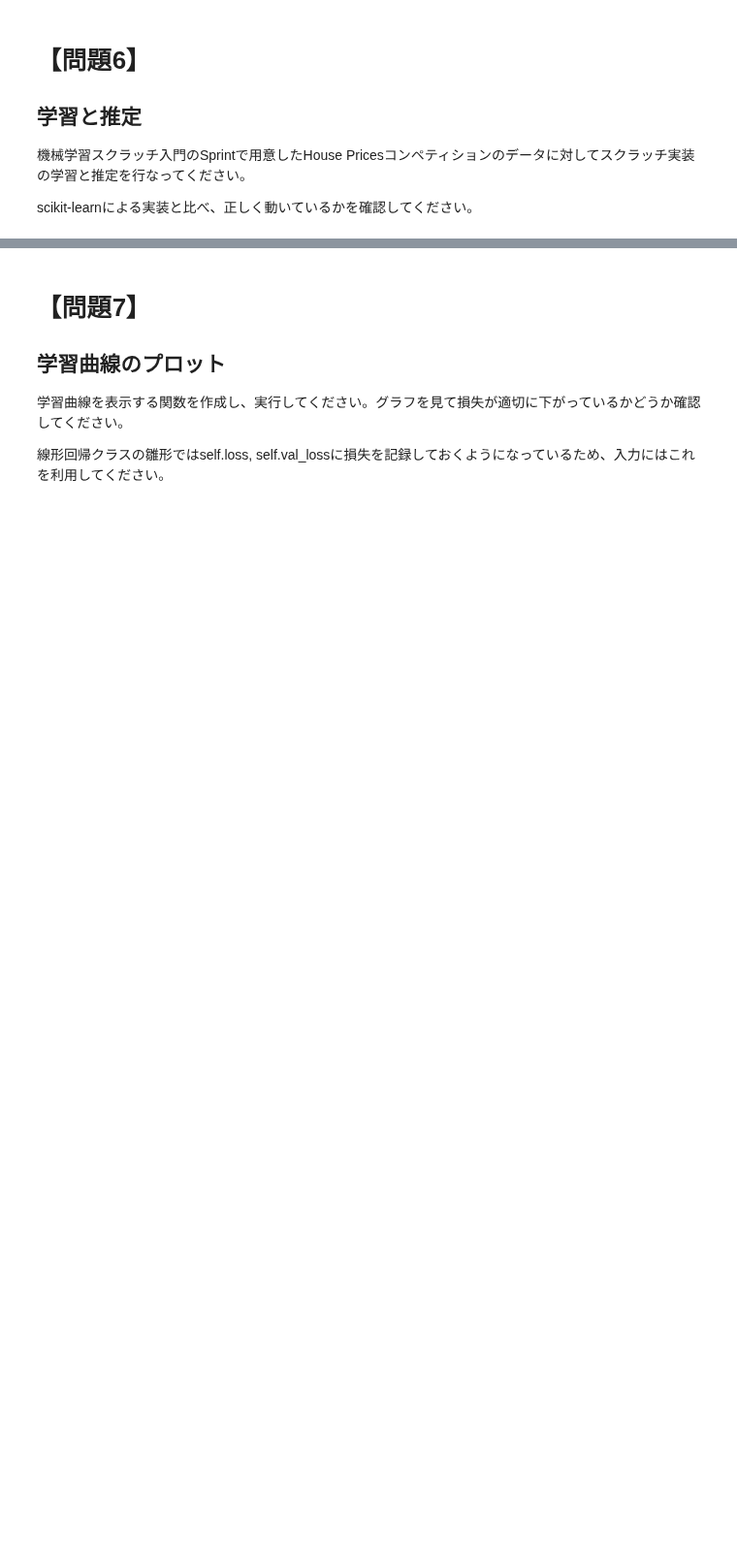
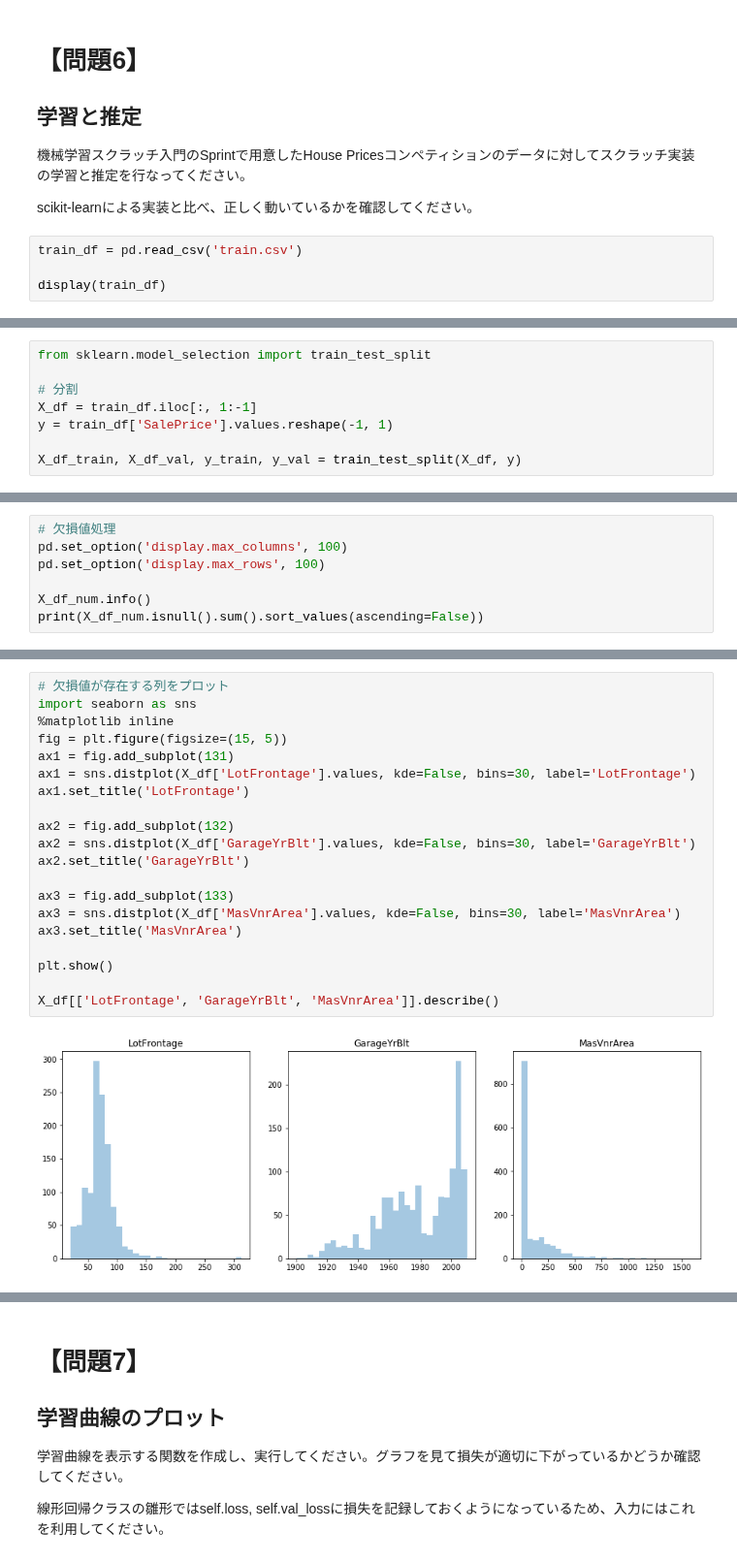
Before and after one commit to taiki-nakaso/diveintocode-ml, a Jupyter notebook: src/sprint/sprint3/sprint3-session1.ipynb, the cells around one changed output, grey strips where cells are left out. Shown at 97% size. Drawn from its saved outputs; the diff is of its cells as text; blank space fills up the shorter version.

```diff
--- a/src/sprint/sprint3/sprint3-session1.ipynb
+++ b/src/sprint/sprint3/sprint3-session1.ipynb
@@ -140,3 +364,7 @@ $$
 機械学習スクラッチ入門のSprintで用意したHouse Pricesコンペティションのデータに対してスクラッチ実装の学習と推定を行なってください。
 
 scikit-learnによる実装と比べ、正しく動いているかを確認してください。
+# %%
+train_df = pd.read_csv('train.csv')
+
+display(train_df)
@@ -142,0 +385,8 @@ scikit-learnによる実装と比べ、正しく動いているかを確認し
+# %%
+from sklearn.model_selection import train_test_split
+
+# 分割
+X_df = train_df.iloc[:, 1:-1]
+y = train_df['SalePrice'].values.reshape(-1, 1)
+
+X_df_train, X_df_val, y_train, y_val = train_test_split(X_df, y)
@@ -142,0 +411,7 @@ scikit-learnによる実装と比べ、正しく動いているかを確認し
+# %%
+# 欠損値処理
+pd.set_option('display.max_columns', 100)
+pd.set_option('display.max_rows', 100)
+
+X_df_num.info()
+print(X_df_num.isnull().sum().sort_values(ascending=False))
@@ -142,0 +436,22 @@ scikit-learnによる実装と比べ、正しく動いているかを確認し
+# %%
+# 欠損値が存在する列をプロット
+import seaborn as sns
+%matplotlib inline
+fig = plt.figure(figsize=(15, 5))
+ax1 = fig.add_subplot(131)
+ax1 = sns.distplot(X_df['LotFrontage'].values, kde=False, bins=30, label='LotFrontage')
+ax1.set_title('LotFrontage')
+
+ax2 = fig.add_subplot(132)
+ax2 = sns.distplot(X_df['GarageYrBlt'].values, kde=False, bins=30, label='GarageYrBlt')
+ax2.set_title('GarageYrBlt')
+
+ax3 = fig.add_subplot(133)
+ax3 = sns.distplot(X_df['MasVnrArea'].values, kde=False, bins=30, label='MasVnrArea')
+ax3.set_title('MasVnrArea')
+
+plt.show()
+
+X_df[['LotFrontage', 'GarageYrBlt', 'MasVnrArea']].describe()
+# %% [output]
+[figure, added]
```
Also changed, not shown: parts of 20 cells of this notebook, 1 other file.
